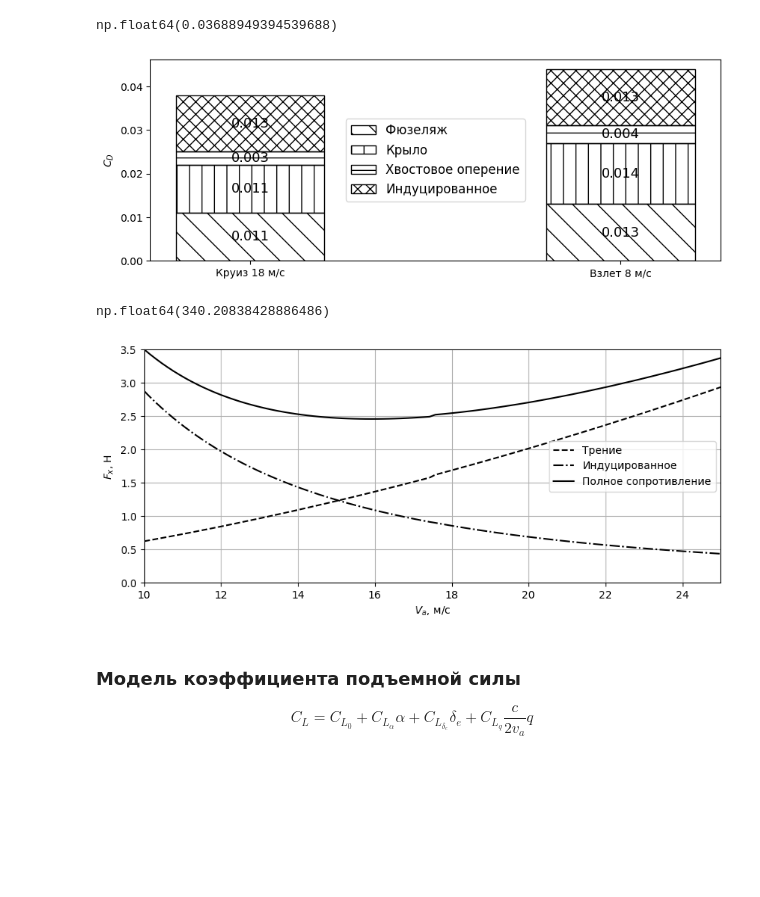
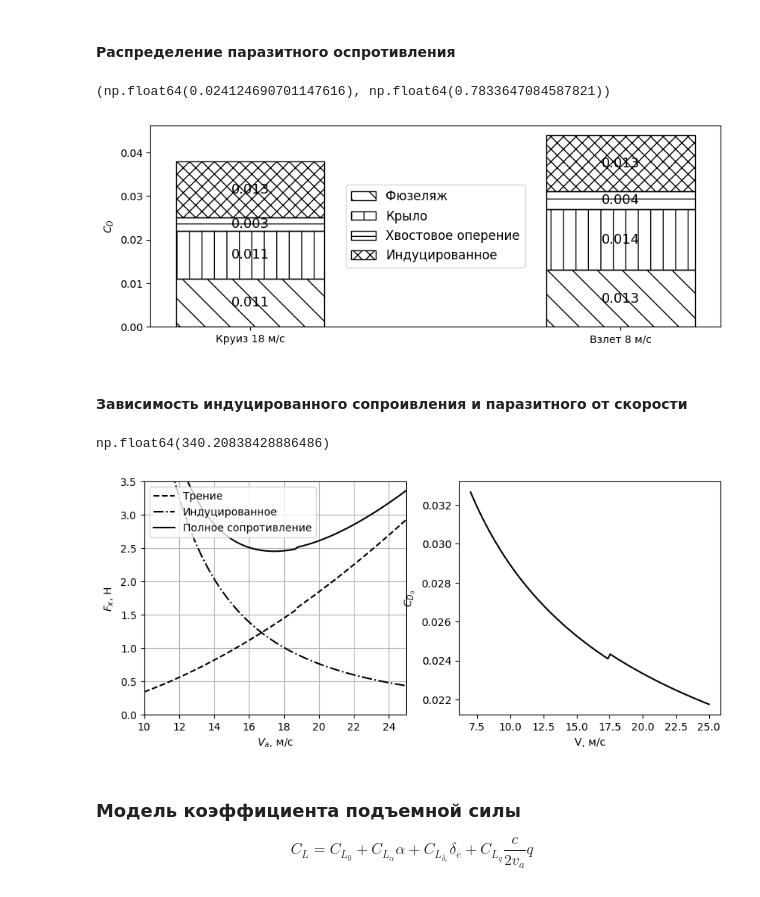
Before and after one commit to Suturin-Daniil/KB-102_SKAT_2025, a Jupyter notebook: Аэродинамика/ОбликЛА1_Расчёты.ipynb, the cells around one changed output. Cells and saved outputs as stored; diff of their text form; code cells hidden in the pictures; blank space fills up the shorter version.

```diff
--- a/Аэродинамика/ОбликЛА1_Расчёты.ipynb
+++ b/Аэродинамика/ОбликЛА1_Расчёты.ipynb
@@ -783,3 +844,5 @@ p.b, p.cr, p.ct, p.c, p.btail, p.crtail, p.GetCDmin(), p.GetCL0('Wing'), p.GetCL
+# %% [markdown]
+#### Распределение паразитного оспротивления
 # %%
 p = UAV(mass = 3.5, V = 8, CGposition = hcg, WingData=WingData, FusWidth=0.2, FusLength= 0.7, Tail = TailData, SweepQuart=True)
 Cd0fto, Cd0wto, Cd0tto = p.GetCDmin(distr=True, crud=1.25)
@@ -797,11 +860,7 @@ Drag = {
     'Хвостовое оперение': np.array([round(Cd0t,3), round(Cd0tto,3)]),
     'Индуцированное': np.array([round(inducedDrag,3), round(inducedDragto,3)])
 }
-width = 0.4  # the width of the bars: can also be len(x) sequence
-# ax.bar(label, [Cd0f, Cd0w, Cd0t, inducedDrag], color = ['black', 'black', 'black', 'black'])
-# ax.set_ylabel(r'$C_{D}$')
-# ax.set_yticks(np.linspace(0, 15, 16)/1000, np.linspace(0, 15, 16)/1000)
-# ax.set_ylim(0, 0.015)
+width = 0.4
 bottom = np.zeros(2)
 hatches = ['/', '\\', '|', '-', 'xx']
 i = 0
@@ -814,36 +873,44 @@ for comp, num in Drag.items():
 
 ax.legend(loc='center', fontsize=12)
 ax.set_ylabel(r'$C_{D}$')
-plt.savefig('DragDistributionTO.png', dpi=300, bbox_inches = 'tight', pad_inches = 0.01)
-Cd0f + Cd0t + Cd0w + inducedDrag
+# plt.savefig('DragDistributionTO.png', dpi=300, bbox_inches = 'tight', pad_inches = 0.01)
+p.GetCDmin(), p.GetOsvald(type = 'Wing',method='B')
 # %% [output]
-np.float64(0.03688949394539688)
+(np.float64(0.024124690701147616), np.float64(0.7833647084587821))
 [figure]
-# %%
-inD = []
-Cd0 = []
-for v in np.linspace(10, 25, 100):
-    p = UAV(mass = 3.5, V = v, CGposition = hcg, WingData=WingData, FusWidth=0.2, FusLength= 0.7, Tail = TailData, SweepQuart=True)
-    Cd0.append(p.GetCDmin() * p.GetDynamicPressure() * p.S)
-    inducedDrag = p.W**2 / (p.GetDynamicPressure() * np.pi * p.b**2 * p.GetOsvald(type='Wing', method='B'))
-    inD.append(inducedDrag)
+# %% [markdown]
+#### Зависимость индуцированного сопроивления и паразитного от скорости
 # %%
-fig, ax = plt.subplots(1,1, figsize = ((295-45)/25.4, 4))
-ax.plot(np.linspace(10, 25, 100), Cd0, '--', label = 'Трение', color='black')
-ax.plot(np.linspace(10, 25, 100), inD, '-.',label = 'Индуцированное', color='black')
-ax.plot(np.linspace(10, 25, 100), np.array(inD) + np.array(Cd0), label = 'Полное сопротивление', color='black')
-ax.set_ylim(0, 3.5)
-ax.set_xlim(10, 25)
-ax.grid()
-ax.set_xlabel(r'$V_{a}$, м/с')
-ax.set_ylabel(r'$F_{x}$, H')
-# ax.set_title('Зависимость силы лобового сопротивления от воздушной скорости')
-ax.legend()
+inD = []
+Cd0 = []
+Cpara = []
+for v in np.linspace(7, 25, 100):
+    p = UAV(mass = 3.5, V = v, CGposition = hcg, WingData=WingData, FusWidth=0.2, FusLength= 0.7, Tail = TailData, SweepQuart=True)
+    Cd0.append(p.GetCDmin() * p.GetDynamicPressure() * p.S)
+    Cpara.append(p.GetCDmin())
+    inducedDrag = p.W**2 / (p.GetDynamicPressure() * np.pi * p.b**2 * p.GetOsvald(type='Wing', method='B'))
+    inD.append(inducedDrag)
+
+fig, ax = plt.subplots(1,2, figsize = ((295-45)/25.4, 4))
+ax = ax.ravel()
+ax[0].plot(np.linspace(10, 25, 100), Cd0, '--', label = 'Трение', color='black')
+ax[0].plot(np.linspace(10, 25, 100), inD, '-.',label = 'Индуцированное', color='black')
+ax[0].plot(np.linspace(10, 25, 100), np.array(inD) + np.array(Cd0), label = 'Полное сопротивление', color='black')
+ax[0].set_ylim(0, 3.5)
+ax[0].set_xlim(10, 25)
+ax[0].grid()
+ax[0].set_xlabel(r'$V_{a}$, м/с')
+ax[0].set_ylabel(r'$F_{x}$, H')
+# ax[0].set_title('Зависимость силы лобового сопротивления от воздушной скорости')
+ax[0].legend()
+ax[1].plot(np.linspace(7, 25, 100), Cpara, color='black')
+ax[1].set_xlabel('V, м/с')
+ax[1].set_ylabel(r'$С_{D_{0}}$')
 # plt.savefig('Drag(V).png', dpi=300, bbox_inches = 'tight', pad_inches = 0.01)
 p.GetSpeedSound()
 # %% [output]
 np.float64(340.20838428886486)
-[figure, old version]
+[figure, new version]
 # %% [markdown]
 ### Модель коэффициента подъемной силы
 $$C_L = C_{L_{0}} + C_{L_{\alpha}}\alpha + C_{L_{\delta_{e}}}\delta_{e} + C_{L_{q}}\frac{c}{2v_a}q$$
```
Also changed, not shown: parts of 8 cells of this notebook, 3 other files.
